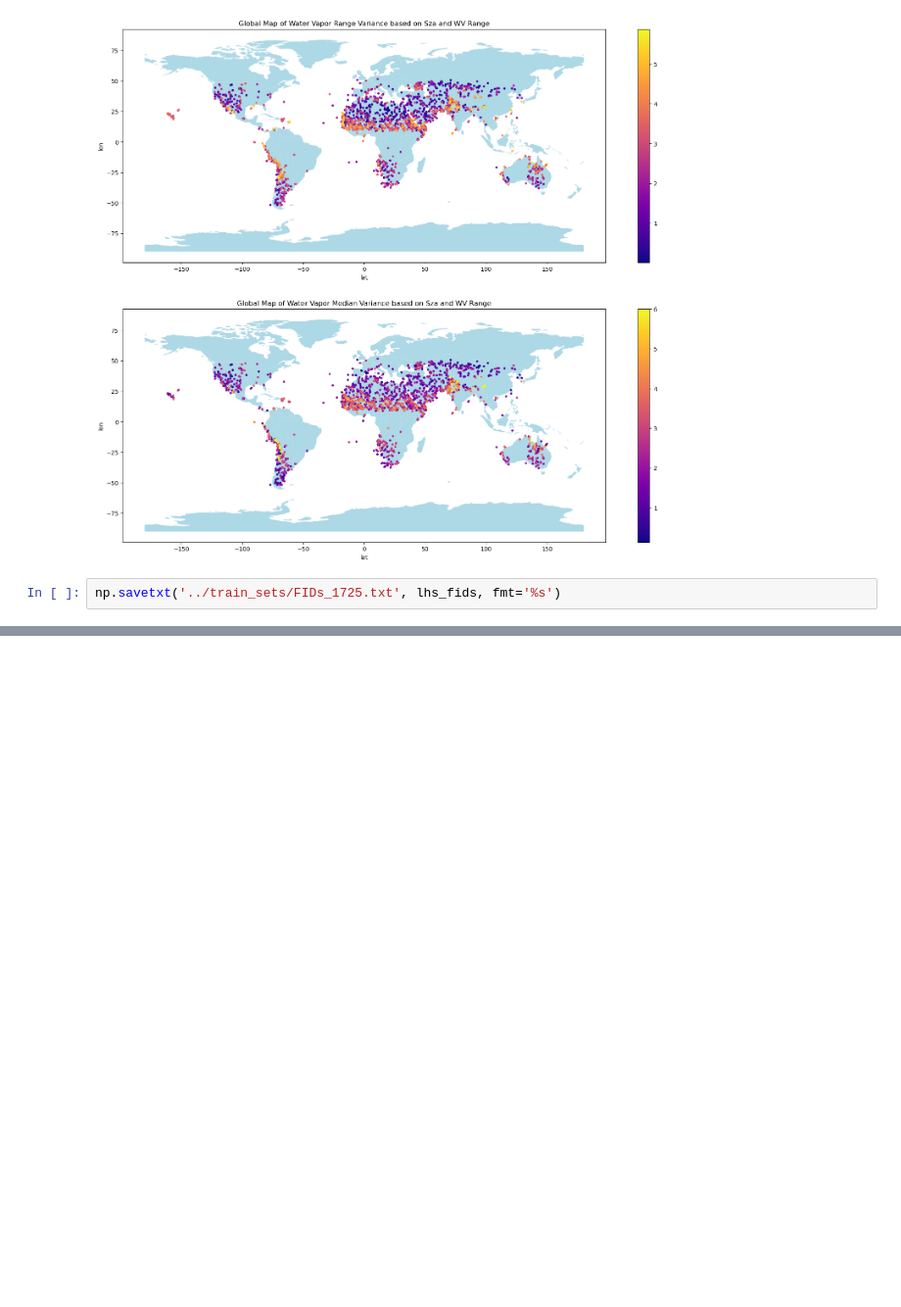
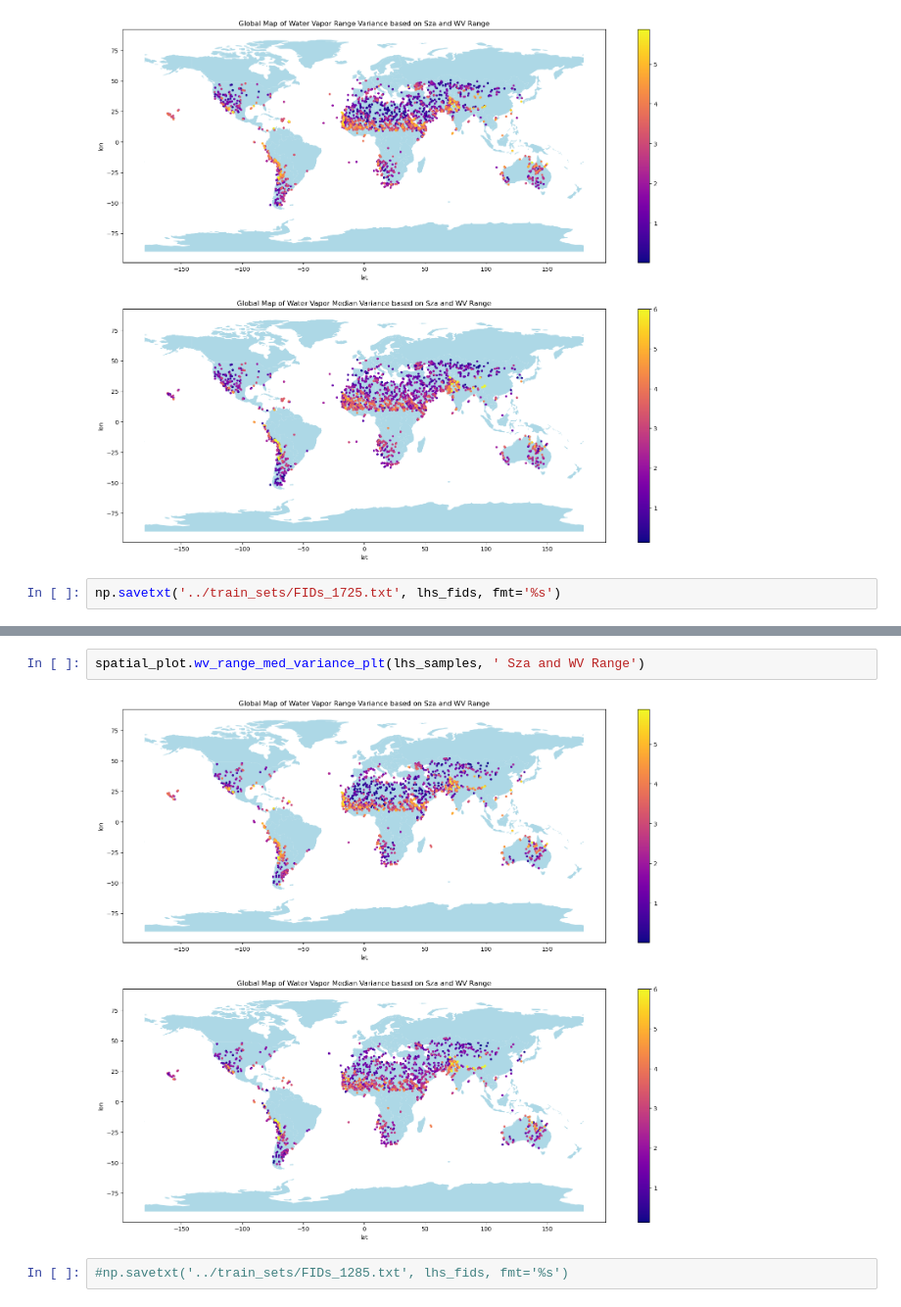
Before and after one commit to varunpatro1/EMIT_scene_analysis, a Jupyter notebook: build_train_set.ipynb, the cells around one changed output, grey strips where cells are left out. Shown at 98% size. Drawn from its saved outputs; the diff is of its cells as text; blank space fills up the shorter version.

Commit message:
built train set 1285

```diff
--- a/build_train_set.ipynb
+++ b/build_train_set.ipynb
@@ -49,0 +80,6 @@ np.savetxt('../train_sets/FIDs_1725.txt', lhs_fids, fmt='%s')
+# %%
+spatial_plot.wv_range_med_variance_plt(lhs_samples, ' Sza and WV Range')
+# %% [output]
+[figure, added]
+# %%
+#np.savetxt('../train_sets/FIDs_1285.txt', lhs_fids, fmt='%s')
```
Also changed, not shown: parts of 3 cells of this notebook, 1 other file.
